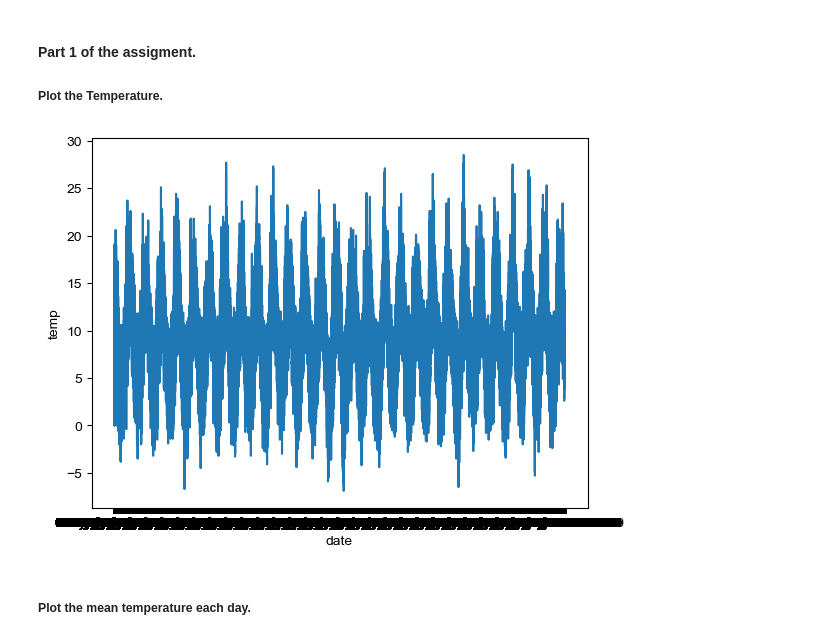
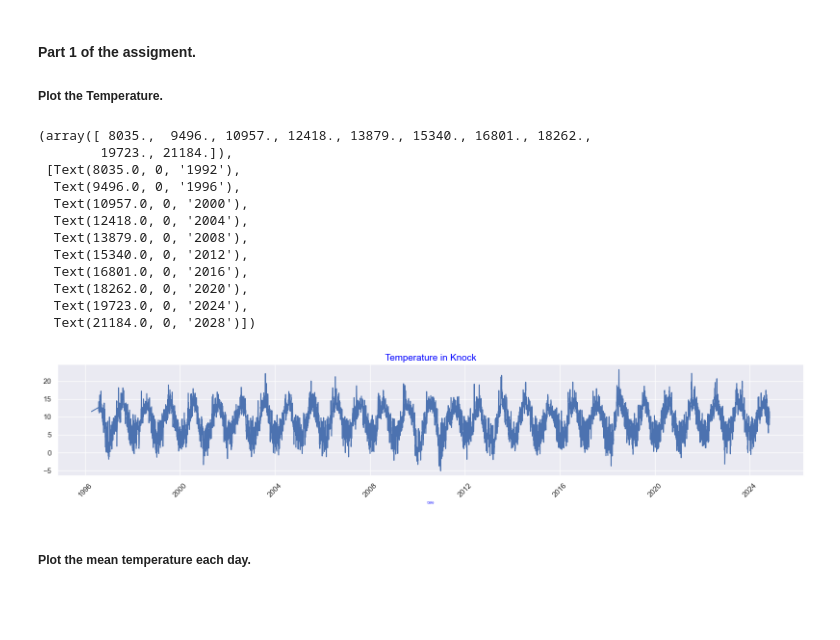
Before and after one commit to Jennyicano/PFDA, a Jupyter notebook: assignments/assignment_6_Weather.ipynb, the cells around one changed output. Drawn from its saved outputs; the diff is of its cells as text; code cells hidden in the pictures; blank space fills up the shorter version.

Commit message:
updating plots od the temperature

```diff
--- a/assignments/assignment_6_Weather.ipynb
+++ b/assignments/assignment_6_Weather.ipynb
@@ -157,13 +157,32 @@ plt.show()
 
 ##### Plot the Temperature.
 # %%
+# Convert 'date' column to datetime format
+df['date'] = pd.to_datetime(df['date'])
+
 # Setting the date as the index of the dataframe, to plot the temperature over time.
-df.set_index('date', inplace=True)
+date = df.groupby(pd.Grouper(key='date', freq='1D'))["temp"].mean().dropna().index
+temp = df.groupby(pd.Grouper(key='date', freq='1D'))["temp"].mean().dropna().values
 
-sns.lineplot(data=df, x='date', y='temp')
-sns.set(rc={'figure.figsize':(20, 3)})
+sns.lineplot(x=date, y=temp)
+sns.set(rc={'figure.figsize': (20, 3)})
+plt.title("Temperature in Knock", fontsize=14, color='blue')
+plt.xlabel("Date", fontsize=5, color='blue')
+plt.xticks(rotation=45)
 # %% [output]
+(array([ 8035.,  9496., 10957., 12418., 13879., 15340., 16801., 18262.,
+        19723., 21184.]),
+ [Text(8035.0, 0, '1992'),
+  Text(9496.0, 0, '1996'),
+  Text(10957.0, 0, '2000'),
+  Text(12418.0, 0, '2004'),
+  Text(13879.0, 0, '2008'),
+  Text(15340.0, 0, '2012'),
+  Text(16801.0, 0, '2016'),
+  Text(18262.0, 0, '2020'),
+  Text(19723.0, 0, '2024'),
+  Text(21184.0, 0, '2028')])
-[figure, old version]
+[figure, new version]
 # %% [markdown]
 ##### Plot the mean temperature each day.
 # %%
```
Also changed, not shown: parts of 4 cells of this notebook, 1 other file.
